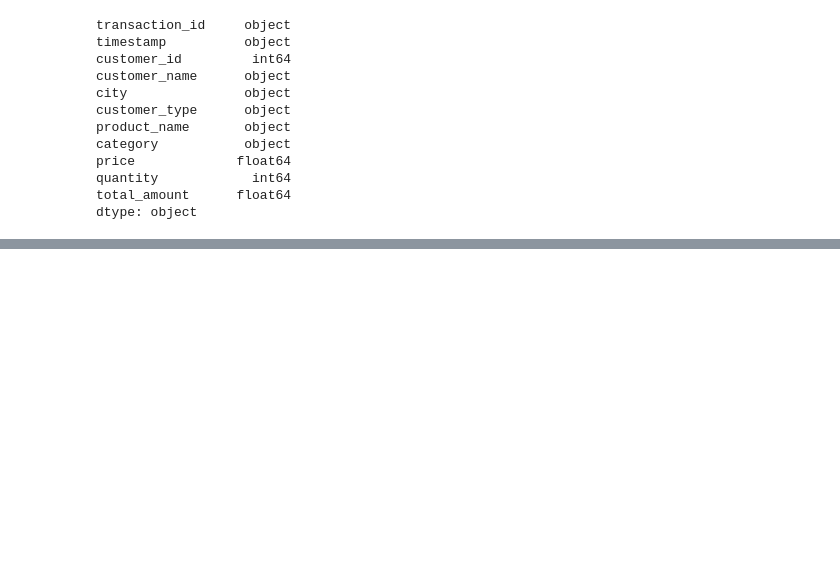
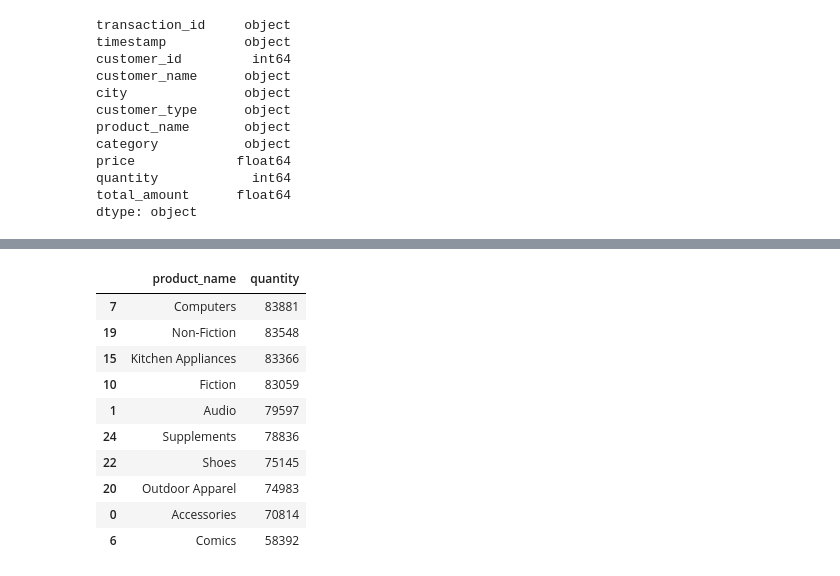
Before and after one commit to Zar-meyo/big-data-pipeline-Le-groupe, a Jupyter notebook: exploratory-data-analysis/eda.ipynb, the cells around one changed output, grey strips where cells are left out. Drawn from its saved outputs; the diff is of its cells as text; code cells hidden in the pictures; blank space fills up the shorter version.

```diff
--- a/exploratory-data-analysis/eda.ipynb
+++ b/exploratory-data-analysis/eda.ipynb
@@ -53,0 +151,15 @@ dtype: int64
+# %%
+unikValsB2B = CustomerB2C.groupby("product_name")["quantity"].sum().reset_index().sort_values(by="quantity",ascending=False)
+unikValsB2B.head(10)
+# %% [output]
+|  | product_name | quantity |
+| 7 | Computers | 83881 |
+| 19 | Non-Fiction | 83548 |
+| 15 | Kitchen Appliances | 83366 |
+| 10 | Fiction | 83059 |
+| 1 | Audio | 79597 |
+| 24 | Supplements | 78836 |
+| 22 | Shoes | 75145 |
+| 20 | Outdoor Apparel | 74983 |
+| 0 | Accessories | 70814 |
+| 6 | Comics | 58392 |
```
Also changed, not shown: parts of 15 cells of this notebook.
